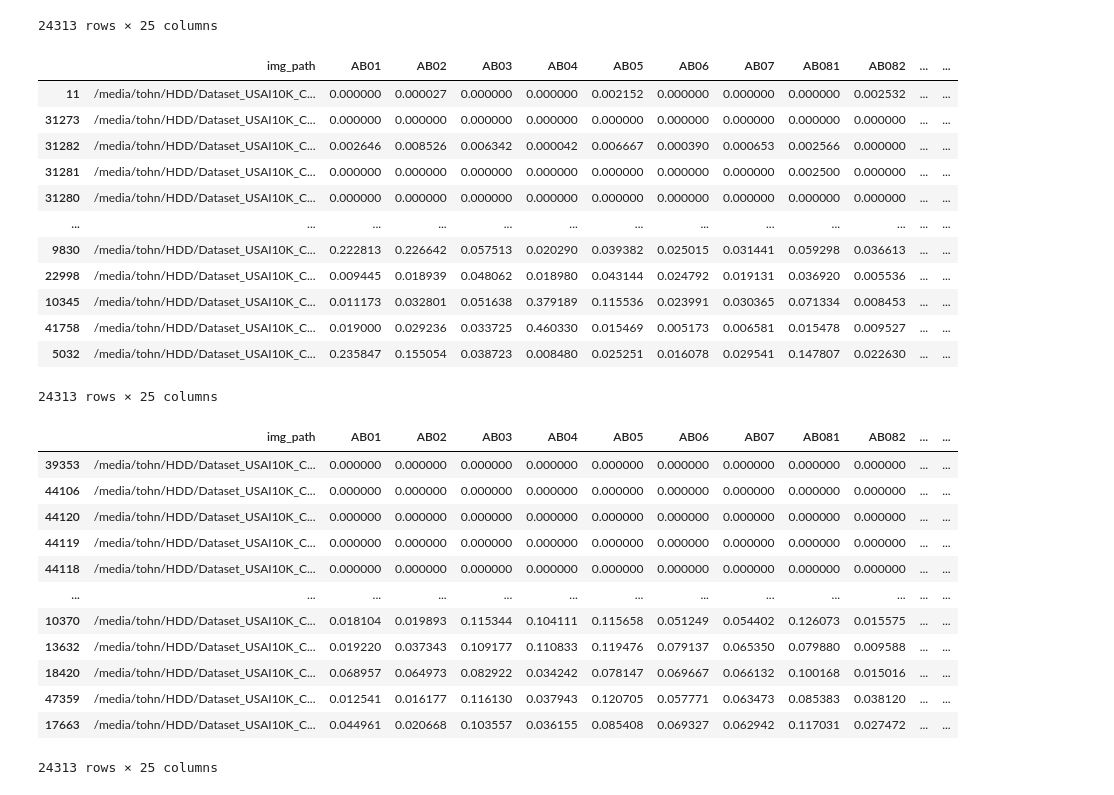
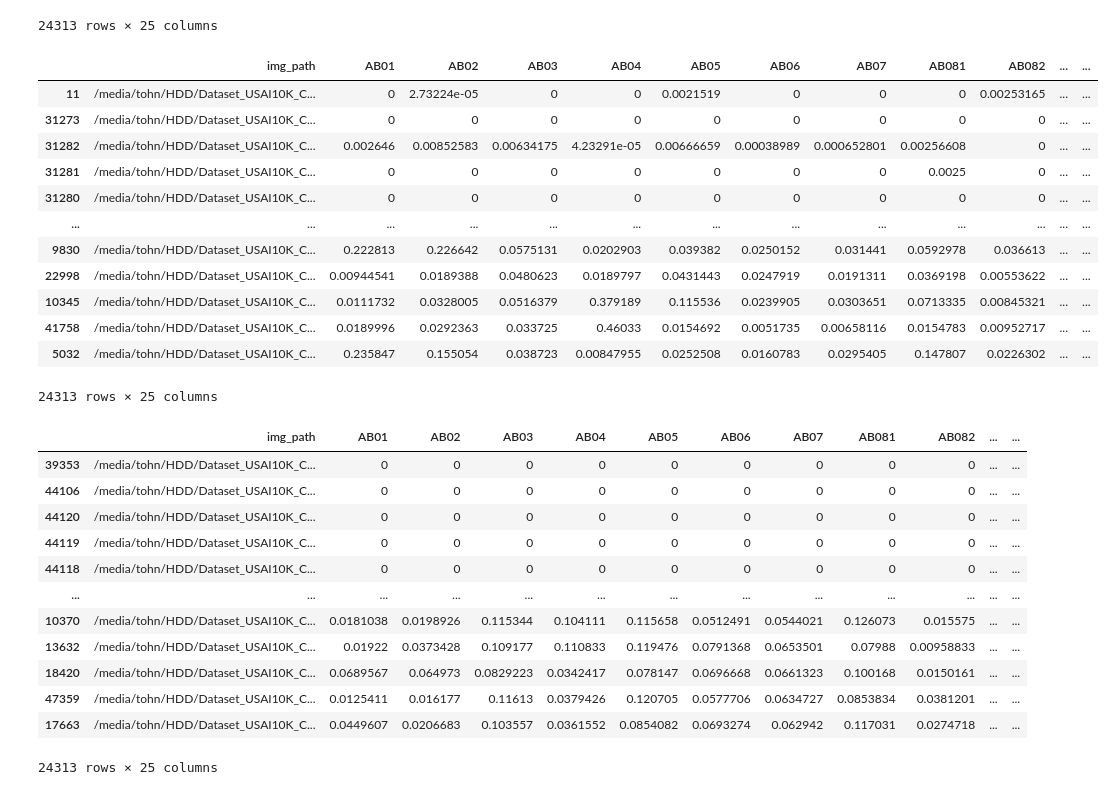
Before and after one commit to Peckkie/Autoencoder-Networks-USAI-2023, a Jupyter notebook: Visualization_Aj_Nittaya_table_USAI10K.ipynb, the cells around one changed output. Saved outputs shown, nothing was run; the diff lists cells and outputs as text; code cells hidden in the pictures.

Commit message:
Vis table of Aj. Nittaya for USAI10K dataset

```diff
--- a/Visualization_Aj_Nittaya_table_USAI10K.ipynb
+++ b/Visualization_Aj_Nittaya_table_USAI10K.ipynb
@@ -167,37 +173,39 @@ dataframe_12_currect
 24313 rows × 25 columns
 # %%
 dataframe_12_currect_ofAbNor = dataframe_12_currect.sort_values(by='Prob_BiTNet_ofAbNor', ascending=False)
+dataframe_12_currect_ofAbNor = dataframe_12_currect_ofAbNor.astype('object')
 dataframe_12_currect_ofAbNor
 # %% [output]
 |  | img_path | AB01 | AB02 | AB03 | AB04 | AB05 | AB06 | AB07 | AB081 | AB082 | ... | ... |
-| 11 | /media/tohn/HDD/Dataset_USAI10K_C... | 0.000000 | 0.000027 | 0.000000 | 0.000000 | 0.002152 | 0.000000 | 0.000000 | 0.000000 | 0.002532 | ... | ... |
-| 31273 | /media/tohn/HDD/Dataset_USAI10K_C... | 0.000000 | 0.000000 | 0.000000 | 0.000000 | 0.000000 | 0.000000 | 0.000000 | 0.000000 | 0.000000 | ... | ... |
-| 31282 | /media/tohn/HDD/Dataset_USAI10K_C... | 0.002646 | 0.008526 | 0.006342 | 0.000042 | 0.006667 | 0.000390 | 0.000653 | 0.002566 | 0.000000 | ... | ... |
-| 31281 | /media/tohn/HDD/Dataset_USAI10K_C... | 0.000000 | 0.000000 | 0.000000 | 0.000000 | 0.000000 | 0.000000 | 0.000000 | 0.002500 | 0.000000 | ... | ... |
-| 31280 | /media/tohn/HDD/Dataset_USAI10K_C... | 0.000000 | 0.000000 | 0.000000 | 0.000000 | 0.000000 | 0.000000 | 0.000000 | 0.000000 | 0.000000 | ... | ... |
+| 11 | /media/tohn/HDD/Dataset_USAI10K_C... | 0 | 2.73224e-05 | 0 | 0 | 0.0021519 | 0 | 0 | 0 | 0.00253165 | ... | ... |
+| 31273 | /media/tohn/HDD/Dataset_USAI10K_C... | 0 | 0 | 0 | 0 | 0 | 0 | 0 | 0 | 0 | ... | ... |
+| 31282 | /media/tohn/HDD/Dataset_USAI10K_C... | 0.002646 | 0.00852583 | 0.00634175 | 4.23291e-05 | 0.00666659 | 0.00038989 | 0.000652801 | 0.00256608 | 0 | ... | ... |
+| 31281 | /media/tohn/HDD/Dataset_USAI10K_C... | 0 | 0 | 0 | 0 | 0 | 0 | 0 | 0.0025 | 0 | ... | ... |
+| 31280 | /media/tohn/HDD/Dataset_USAI10K_C... | 0 | 0 | 0 | 0 | 0 | 0 | 0 | 0 | 0 | ... | ... |
 | ... | ... | ... | ... | ... | ... | ... | ... | ... | ... | ... | ... | ... |
-| 9830 | /media/tohn/HDD/Dataset_USAI10K_C... | 0.222813 | 0.226642 | 0.057513 | 0.020290 | 0.039382 | 0.025015 | 0.031441 | 0.059298 | 0.036613 | ... | ... |
-| 22998 | /media/tohn/HDD/Dataset_USAI10K_C... | 0.009445 | 0.018939 | 0.048062 | 0.018980 | 0.043144 | 0.024792 | 0.019131 | 0.036920 | 0.005536 | ... | ... |
-| 10345 | /media/tohn/HDD/Dataset_USAI10K_C... | 0.011173 | 0.032801 | 0.051638 | 0.379189 | 0.115536 | 0.023991 | 0.030365 | 0.071334 | 0.008453 | ... | ... |
-| 41758 | /media/tohn/HDD/Dataset_USAI10K_C... | 0.019000 | 0.029236 | 0.033725 | 0.460330 | 0.015469 | 0.005173 | 0.006581 | 0.015478 | 0.009527 | ... | ... |
-| 5032 | /media/tohn/HDD/Dataset_USAI10K_C... | 0.235847 | 0.155054 | 0.038723 | 0.008480 | 0.025251 | 0.016078 | 0.029541 | 0.147807 | 0.022630 | ... | ... |
+| 9830 | /media/tohn/HDD/Dataset_USAI10K_C... | 0.222813 | 0.226642 | 0.0575131 | 0.0202903 | 0.039382 | 0.0250152 | 0.031441 | 0.0592978 | 0.036613 | ... | ... |
+| 22998 | /media/tohn/HDD/Dataset_USAI10K_C... | 0.00944541 | 0.0189388 | 0.0480623 | 0.0189797 | 0.0431443 | 0.0247919 | 0.0191311 | 0.0369198 | 0.00553622 | ... | ... |
+| 10345 | /media/tohn/HDD/Dataset_USAI10K_C... | 0.0111732 | 0.0328005 | 0.0516379 | 0.379189 | 0.115536 | 0.0239905 | 0.0303651 | 0.0713335 | 0.00845321 | ... | ... |
+| 41758 | /media/tohn/HDD/Dataset_USAI10K_C... | 0.0189996 | 0.0292363 | 0.033725 | 0.46033 | 0.0154692 | 0.0051735 | 0.00658116 | 0.0154783 | 0.00952717 | ... | ... |
+| 5032 | /media/tohn/HDD/Dataset_USAI10K_C... | 0.235847 | 0.155054 | 0.038723 | 0.00847955 | 0.0252508 | 0.0160783 | 0.0295405 | 0.147807 | 0.0226302 | ... | ... |
 24313 rows × 25 columns
 # %%
 dataframe_12_currect_of15AB = dataframe_12_currect.sort_values(by='Prob_BiTNet_of15AB', ascending=False)
+dataframe_12_currect_of15AB = dataframe_12_currect_of15AB.astype('object')
 dataframe_12_currect_of15AB
 # %% [output]
 |  | img_path | AB01 | AB02 | AB03 | AB04 | AB05 | AB06 | AB07 | AB081 | AB082 | ... | ... |
-| 39353 | /media/tohn/HDD/Dataset_USAI10K_C... | 0.000000 | 0.000000 | 0.000000 | 0.000000 | 0.000000 | 0.000000 | 0.000000 | 0.000000 | 0.000000 | ... | ... |
-| 44106 | /media/tohn/HDD/Dataset_USAI10K_C... | 0.000000 | 0.000000 | 0.000000 | 0.000000 | 0.000000 | 0.000000 | 0.000000 | 0.000000 | 0.000000 | ... | ... |
-| 44120 | /media/tohn/HDD/Dataset_USAI10K_C... | 0.000000 | 0.000000 | 0.000000 | 0.000000 | 0.000000 | 0.000000 | 0.000000 | 0.000000 | 0.000000 | ... | ... |
-| 44119 | /media/tohn/HDD/Dataset_USAI10K_C... | 0.000000 | 0.000000 | 0.000000 | 0.000000 | 0.000000 | 0.000000 | 0.000000 | 0.000000 | 0.000000 | ... | ... |
-| 44118 | /media/tohn/HDD/Dataset_USAI10K_C... | 0.000000 | 0.000000 | 0.000000 | 0.000000 | 0.000000 | 0.000000 | 0.000000 | 0.000000 | 0.000000 | ... | ... |
+| 39353 | /media/tohn/HDD/Dataset_USAI10K_C... | 0 | 0 | 0 | 0 | 0 | 0 | 0 | 0 | 0 | ... | ... |
+| 44106 | /media/tohn/HDD/Dataset_USAI10K_C... | 0 | 0 | 0 | 0 | 0 | 0 | 0 | 0 | 0 | ... | ... |
+| 44120 | /media/tohn/HDD/Dataset_USAI10K_C... | 0 | 0 | 0 | 0 | 0 | 0 | 0 | 0 | 0 | ... | ... |
+| 44119 | /media/tohn/HDD/Dataset_USAI10K_C... | 0 | 0 | 0 | 0 | 0 | 0 | 0 | 0 | 0 | ... | ... |
+| 44118 | /media/tohn/HDD/Dataset_USAI10K_C... | 0 | 0 | 0 | 0 | 0 | 0 | 0 | 0 | 0 | ... | ... |
 | ... | ... | ... | ... | ... | ... | ... | ... | ... | ... | ... | ... | ... |
-| 10370 | /media/tohn/HDD/Dataset_USAI10K_C... | 0.018104 | 0.019893 | 0.115344 | 0.104111 | 0.115658 | 0.051249 | 0.054402 | 0.126073 | 0.015575 | ... | ... |
-| 13632 | /media/tohn/HDD/Dataset_USAI10K_C... | 0.019220 | 0.037343 | 0.109177 | 0.110833 | 0.119476 | 0.079137 | 0.065350 | 0.079880 | 0.009588 | ... | ... |
-| 18420 | /media/tohn/HDD/Dataset_USAI10K_C... | 0.068957 | 0.064973 | 0.082922 | 0.034242 | 0.078147 | 0.069667 | 0.066132 | 0.100168 | 0.015016 | ... | ... |
-| 47359 | /media/tohn/HDD/Dataset_USAI10K_C... | 0.012541 | 0.016177 | 0.116130 | 0.037943 | 0.120705 | 0.057771 | 0.063473 | 0.085383 | 0.038120 | ... | ... |
-| 17663 | /media/tohn/HDD/Dataset_USAI10K_C... | 0.044961 | 0.020668 | 0.103557 | 0.036155 | 0.085408 | 0.069327 | 0.062942 | 0.117031 | 0.027472 | ... | ... |
+| 10370 | /media/tohn/HDD/Dataset_USAI10K_C... | 0.0181038 | 0.0198926 | 0.115344 | 0.104111 | 0.115658 | 0.0512491 | 0.0544021 | 0.126073 | 0.015575 | ... | ... |
+| 13632 | /media/tohn/HDD/Dataset_USAI10K_C... | 0.01922 | 0.0373428 | 0.109177 | 0.110833 | 0.119476 | 0.0791368 | 0.0653501 | 0.07988 | 0.00958833 | ... | ... |
+| 18420 | /media/tohn/HDD/Dataset_USAI10K_C... | 0.0689567 | 0.064973 | 0.0829223 | 0.0342417 | 0.078147 | 0.0696668 | 0.0661323 | 0.100168 | 0.0150161 | ... | ... |
+| 47359 | /media/tohn/HDD/Dataset_USAI10K_C... | 0.0125411 | 0.016177 | 0.11613 | 0.0379426 | 0.120705 | 0.0577706 | 0.0634727 | 0.0853834 | 0.0381201 | ... | ... |
+| 17663 | /media/tohn/HDD/Dataset_USAI10K_C... | 0.0449607 | 0.0206683 | 0.103557 | 0.0361552 | 0.0854082 | 0.0693274 | 0.062942 | 0.117031 | 0.0274718 | ... | ... |
 24313 rows × 25 columns
 # %%
 dataframe_12_currect_ofAbNor.to_csv('/home/yupaporn/codes/EffNet-Person-Classify/dataframe_12_currect_ofAbNor.csv')
```
Also changed, not shown: parts of 3 cells of this notebook.
